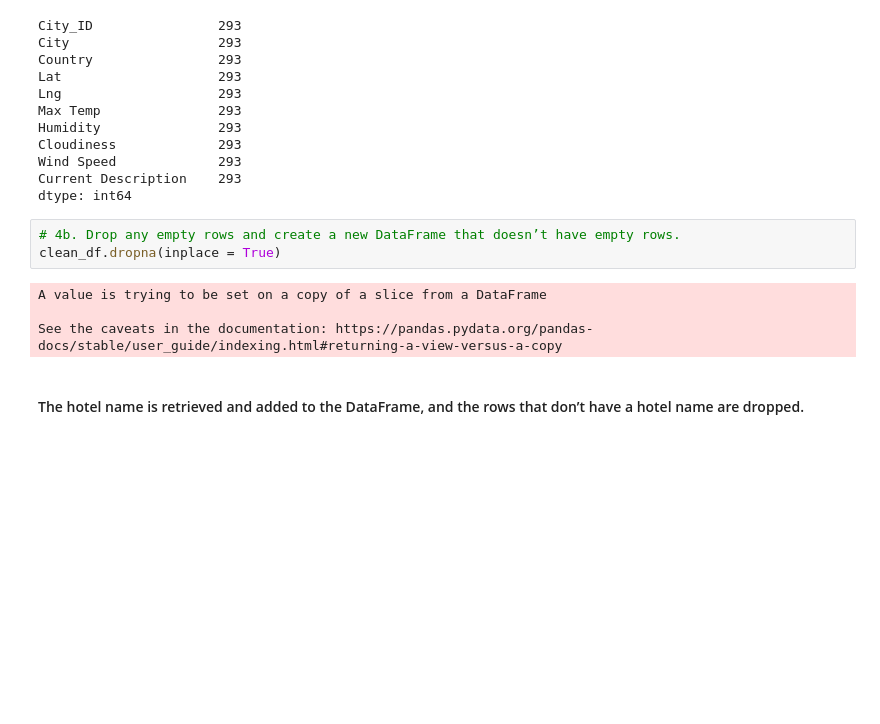
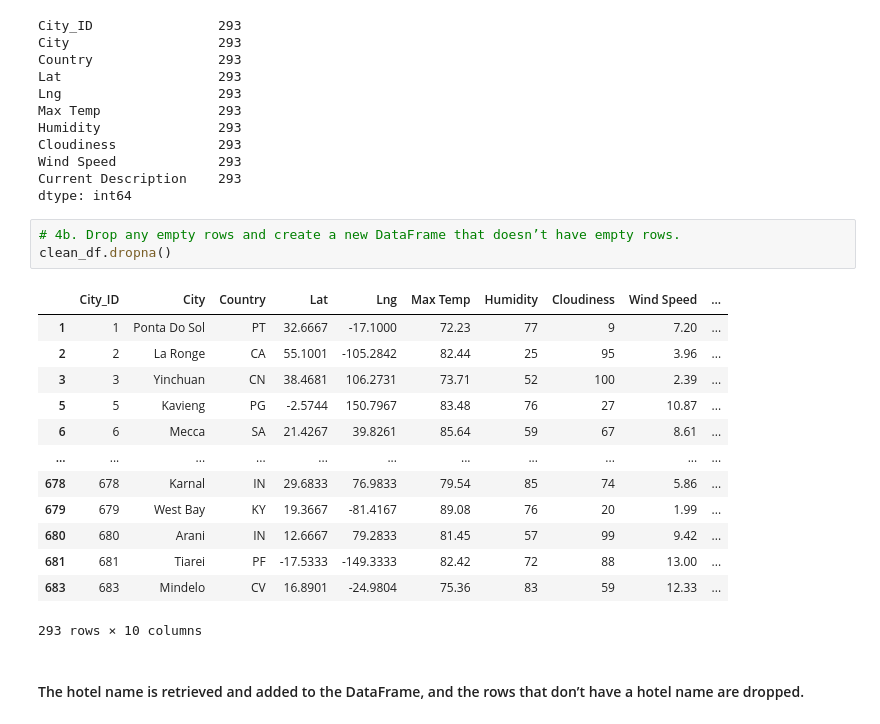
Before and after one commit to PGL50/World_Weather_Analysis, a Jupyter notebook: Vacation_Search/Vacation_Search.ipynb, the cells around one changed output. Cells and saved outputs as stored; diff of their text form; blank space fills up the shorter version.

```diff
--- a/Vacation_Search/Vacation_Search.ipynb
+++ b/Vacation_Search/Vacation_Search.ipynb
@@ -70,11 +70,21 @@ Current Description    293
 dtype: int64
 # %%
 # 4b. Drop any empty rows and create a new DataFrame that doesn’t have empty rows.
-clean_df.dropna(inplace = True)
+clean_df.dropna()
 # %% [output]
+|  | City_ID | City | Country | Lat | Lng | Max Temp | Humidity | Cloudiness | Wind Speed | ... |
+| 1 | 1 | Ponta Do Sol | PT | 32.6667 | -17.1000 | 72.23 | 77 | 9 | 7.20 | ... |
+| 2 | 2 | La Ronge | CA | 55.1001 | -105.2842 | 82.44 | 25 | 95 | 3.96 | ... |
+| 3 | 3 | Yinchuan | CN | 38.4681 | 106.2731 | 73.71 | 52 | 100 | 2.39 | ... |
+| 5 | 5 | Kavieng | PG | -2.5744 | 150.7967 | 83.48 | 76 | 27 | 10.87 | ... |
+| 6 | 6 | Mecca | SA | 21.4267 | 39.8261 | 85.64 | 59 | 67 | 8.61 | ... |
+| ... | ... | ... | ... | ... | ... | ... | ... | ... | ... | ... |
+| 678 | 678 | Karnal | IN | 29.6833 | 76.9833 | 79.54 | 85 | 74 | 5.86 | ... |
+| 679 | 679 | West Bay | KY | 19.3667 | -81.4167 | 89.08 | 76 | 20 | 1.99 | ... |
+| 680 | 680 | Arani | IN | 12.6667 | 79.2833 | 81.45 | 57 | 99 | 9.42 | ... |
+| 681 | 681 | Tiarei | PF | -17.5333 | -149.3333 | 82.42 | 72 | 88 | 13.00 | ... |
+| 683 | 683 | Mindelo | CV | 16.8901 | -24.9804 | 75.36 | 83 | 59 | 12.33 | ... |
-A value is trying to be set on a copy of a slice from a DataFrame
-
-See the caveats in the documentation: https://pandas.pydata.org/pandas-docs/stable/user_guide/indexing.html#returning-a-view-versus-a-copy
+293 rows × 10 columns
 # %% [markdown]
 #### The hotel name is retrieved and added to the DataFrame, and the rows that don’t have a hotel name are dropped.
 # %%
```
